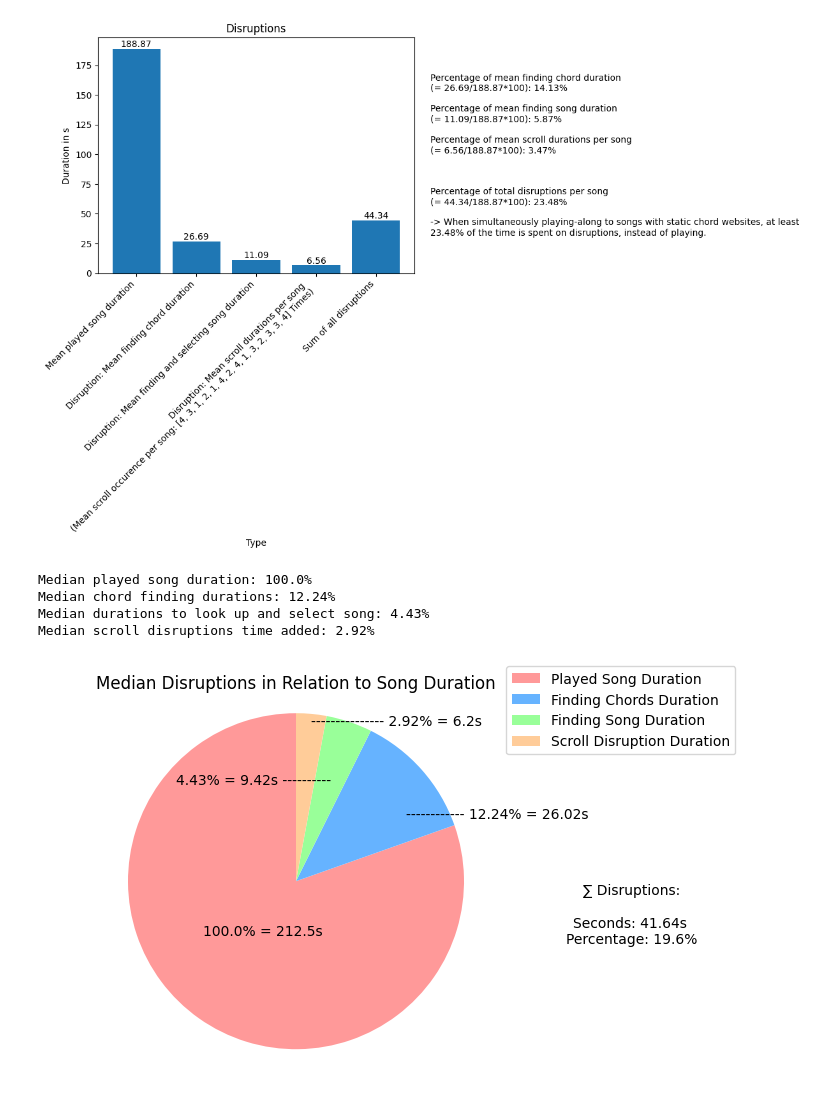
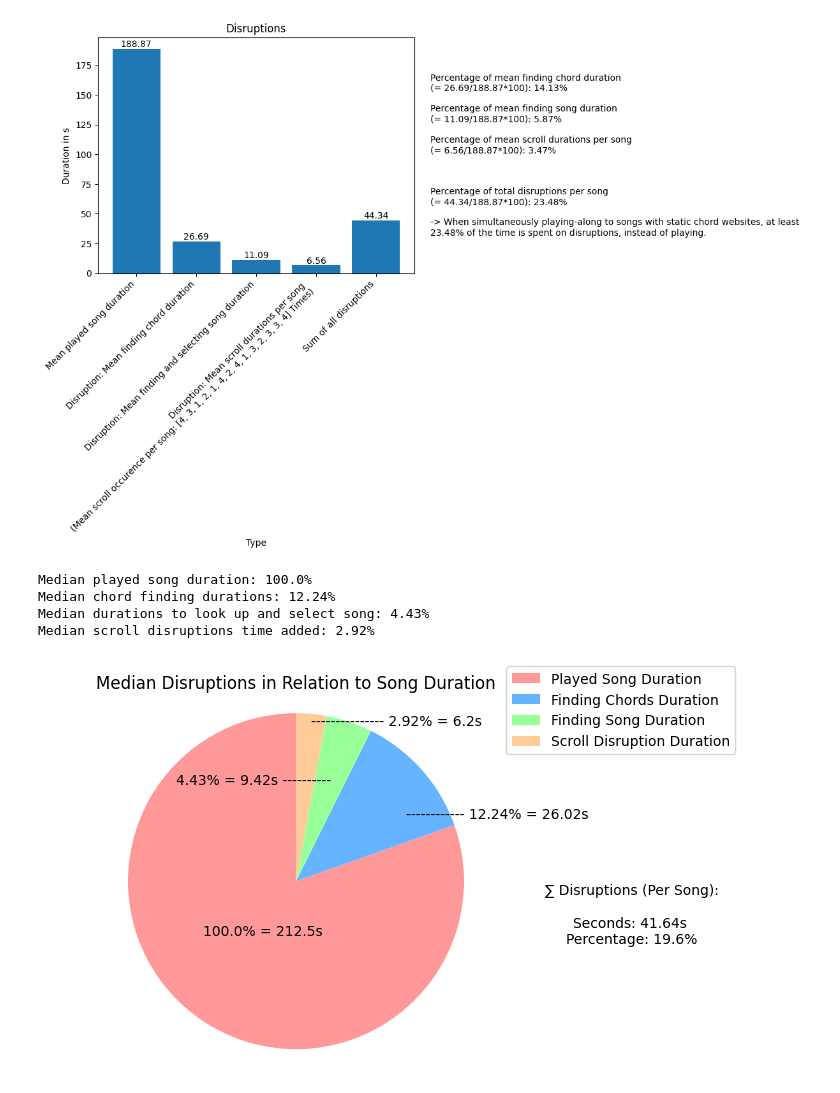
Before and after one commit to simonroedig/ChordSync_Study, a Jupyter notebook: study_analysis_task_performance.ipynb, the cells around one changed output. Cells and saved outputs as stored; diff of their text form; code cells hidden in the pictures.

```diff
--- a/study_analysis_task_performance.ipynb
+++ b/study_analysis_task_performance.ipynb
@@ -736,32 +736,32 @@ colors = ['#ff9999','#66b3ff','#99ff99','#ffcc99']
 # Plotting the pie chart
 plt.pie(sizes, labels=None, autopct=None, startangle=90, colors=colors)
 plt.title('Median Disruptions in Relation to Song Duration')
 plt.axis('equal')  # Equal aspect ratio ensures that pie is drawn as a circle.
 
 # Display labels at an angle
 plt.legend(labels, loc='upper right', bbox_to_anchor=(1.4, 1.1))
 
 # 100 %
 plt.text(-0.2, -0.3, f'{round(percent_played_song_duration, 2)}% = {median_played_song_duration_seconds}s', ha='center', va='center')
 
 # 2.92 %
 plt.text(0.6, 0.95, f'--------------- {round(percent_scroll_disruptions_time_added, 2)}% = {round(median_scroll_disruptions_time_added, 2)}s', ha='center', va='center')
 
 # 4.43 %
 plt.text(-0.25, 0.6, f'{round(percent_durations_to_look_up_and_select_song, 2)}% = {round(median_all_durations_to_look_up_and_select_song, 2)}s ----------', ha='center', va='center')
 
 # 12.24 %
 plt.text(1.2, 0.4, f'------------ {round(percent_chord_finding_durations, 2)}% = {round(median_all_chord_finding_durations, 2)}s', ha='center', va='center')
 
 
-plt.text(2, -0.2, f'∑ Disruptions:\n\nSeconds: {round(sum_disruptions_median, 2)}s \nPercentage: {round(sum_disruptions_median_percentage, 2)}%', ha='center', va='center')
+plt.text(2, -0.2, f'∑ Disruptions (Per Song):\n\nSeconds: {round(sum_disruptions_median, 2)}s \nPercentage: {round(sum_disruptions_median_percentage, 2)}%', ha='center', va='center')
 
 
 # Show the pie chart
 plt.show()
 # %% [output]
 Median played song duration: 100.0%
 Median chord finding durations: 12.24%
 Median durations to look up and select song: 4.43%
 Median scroll disruptions time added: 2.92%
-[figure, old version]
+[figure, new version]
```
Also changed, not shown: 2 other files.
